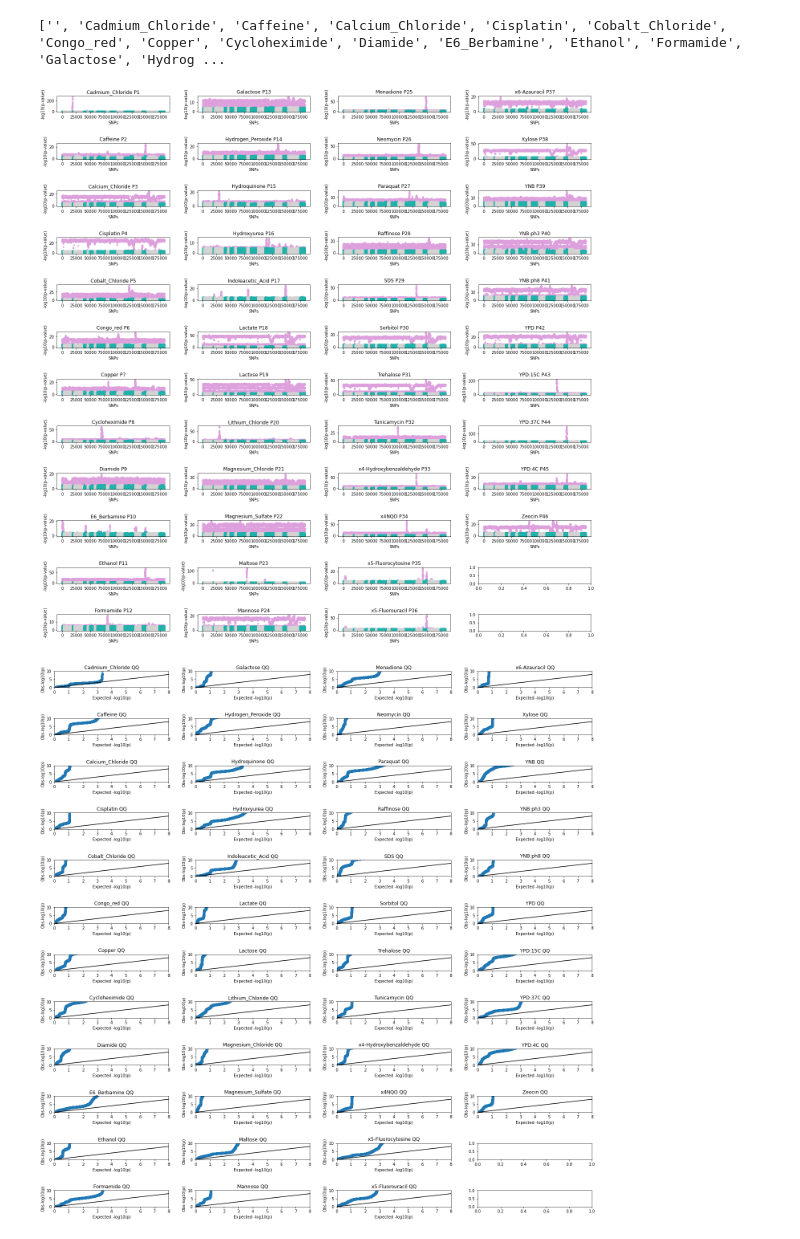
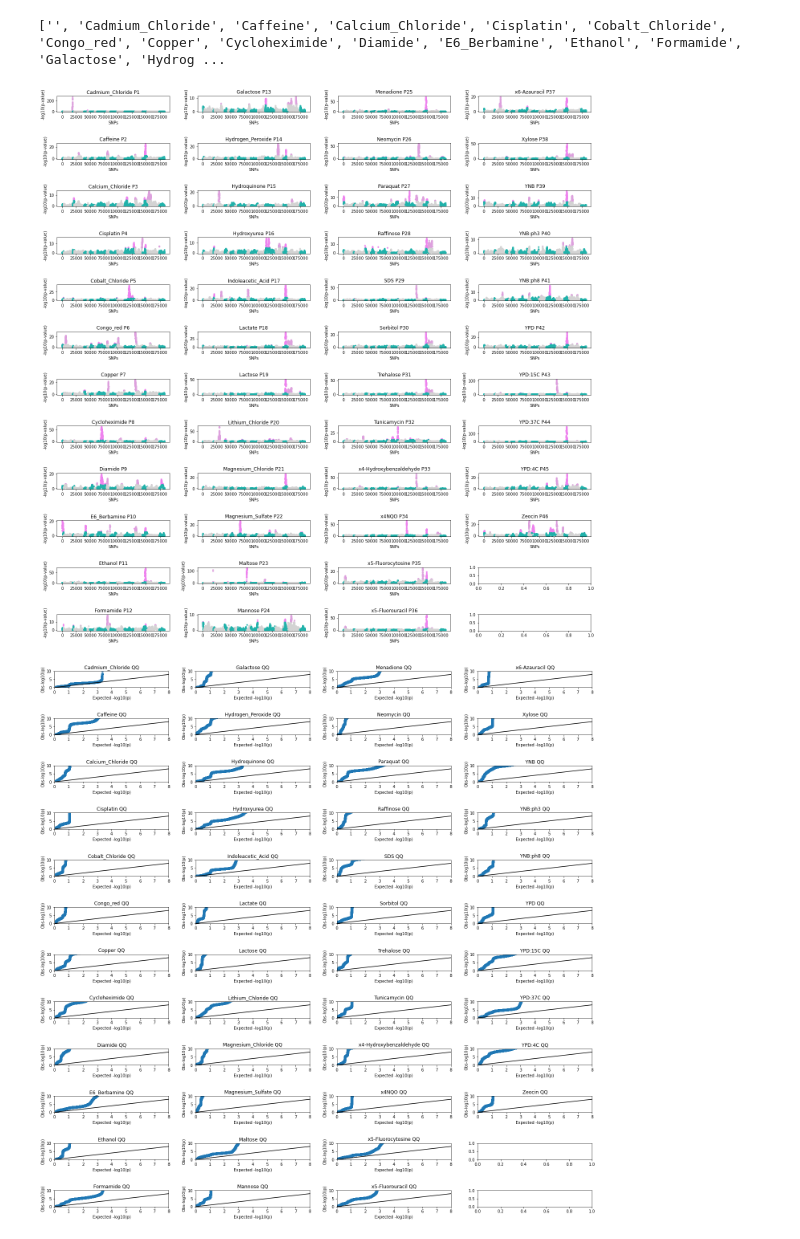
Before and after one commit to aheffner1/qbb2020-answers, a Jupyter notebook: week3-hw/01-week3-hw.ipynb, the cells around one changed output. Cells and saved outputs as stored; diff of their text form; code cells hidden in the pictures.

```diff
--- a/week3-hw/01-week3-hw.ipynb
+++ b/week3-hw/01-week3-hw.ipynb
@@ -142,39 +150,39 @@ for i in range(0,46):
     gwas_sorted['uniform_pval'] = (gwas_sorted['uniform_points'] + 1) / len(gwas_sorted)
     gwas_sorted['uniform_logP'] = -1 * np.log10(gwas_sorted['uniform_pval'])
 
-    ax2 = int(i/12); alpha = 10**-5; j = 0; color2 = ['lightseagreen', 'lightgrey']; color1 ['violet', 'plum']
+    ax2 = int(i/12); alpha = 10**-5; j = 0; color2 = ['lightseagreen', 'lightgrey']; color1 = ['violet', 'plum']
 
     gwas_sig = gwas[gwas['P'] <= alpha]
     gwas_unsig = gwas[gwas['P'] >= alpha]
 
     for chr in gwas["CHR"].unique():
-        ax_m[ax1,ax2].scatter(gwas_sig["snp_index"][gwas_sig["CHR"] == chr], gwas_sig["logP"][gwas_sig["CHR"] == chr], marker = '.', c=color1[j])
-        ax_m[ax1,ax2].scatter(gwas_unsig["snp_index"][gwas_unsig["CHR"] == chr], gwas_unsig["logP"][gwas_unsig["CHR"] == chr], marker = '.', c=color2[j])
+        ax_m[ax1,ax2].scatter(gwas_sig["snp_index"][gwas_sig["CHR"] == chr][gwas_sig["TEST"] == "ADD"], gwas_sig["logP"][gwas_sig["CHR"] == chr][gwas_sig["TEST"] == "ADD"], marker = '.', c=color1[j])
+        ax_m[ax1,ax2].scatter(gwas_unsig["snp_index"][gwas_unsig["CHR"] == chr][gwas_unsig["TEST"] == "ADD"], gwas_unsig["logP"][gwas_unsig["CHR"] == chr][gwas_unsig["TEST"] == "ADD"], marker = '.', c=color2[j])
         j += 1;
         if j == 2: j = 0
 
     ax_m[ax1,ax2].set_xlabel("SNPs")
     ax_m[ax1,ax2].set_ylabel("-log10(p-value)")
     ax_m[ax1, ax2].set_title(phenotypes[i+1] + ' P' + str(i+1))
 
     ax_qq[ax1,ax2].scatter(gwas_sorted["uniform_logP"], gwas_sorted["logP"])
     ax_qq[ax1,ax2].plot([8,0], [8, 0], color = "black")
 
     ax_qq[ax1,ax2].set_xlim([0, 8])
     ax_qq[ax1,ax2].set_ylim([0, 10])
     ax_qq[ax1, ax2].set_title(phenotypes[i+1] +' QQ')
     ax_qq[ax1,ax2].set_xlabel("Expected -log10(p)")
     ax_qq[ax1,ax2].set_ylabel("Obs-log10(p)")
 
     ax1 += 1;
     if ax1 == 12: ax1 = 0
 
     del gwas
     del qassoc_file
     del gwas_sorted
 
 fig1.tight_layout(pad=3.0)
 fig2.tight_layout(pad=3.0)
 # %% [output]
-[figure, old version]
+[figure, new version]
 [figure]
```
Also changed, not shown: parts of 6 cells of this notebook.
